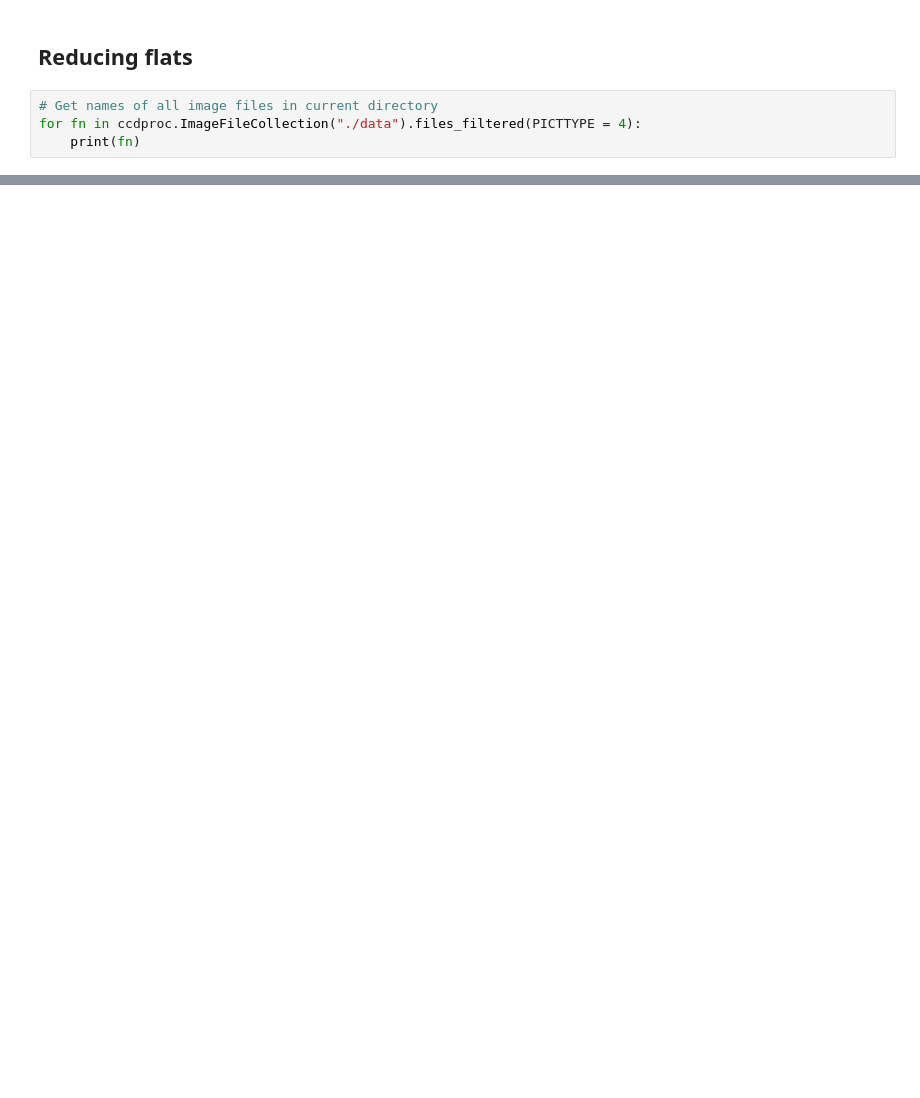
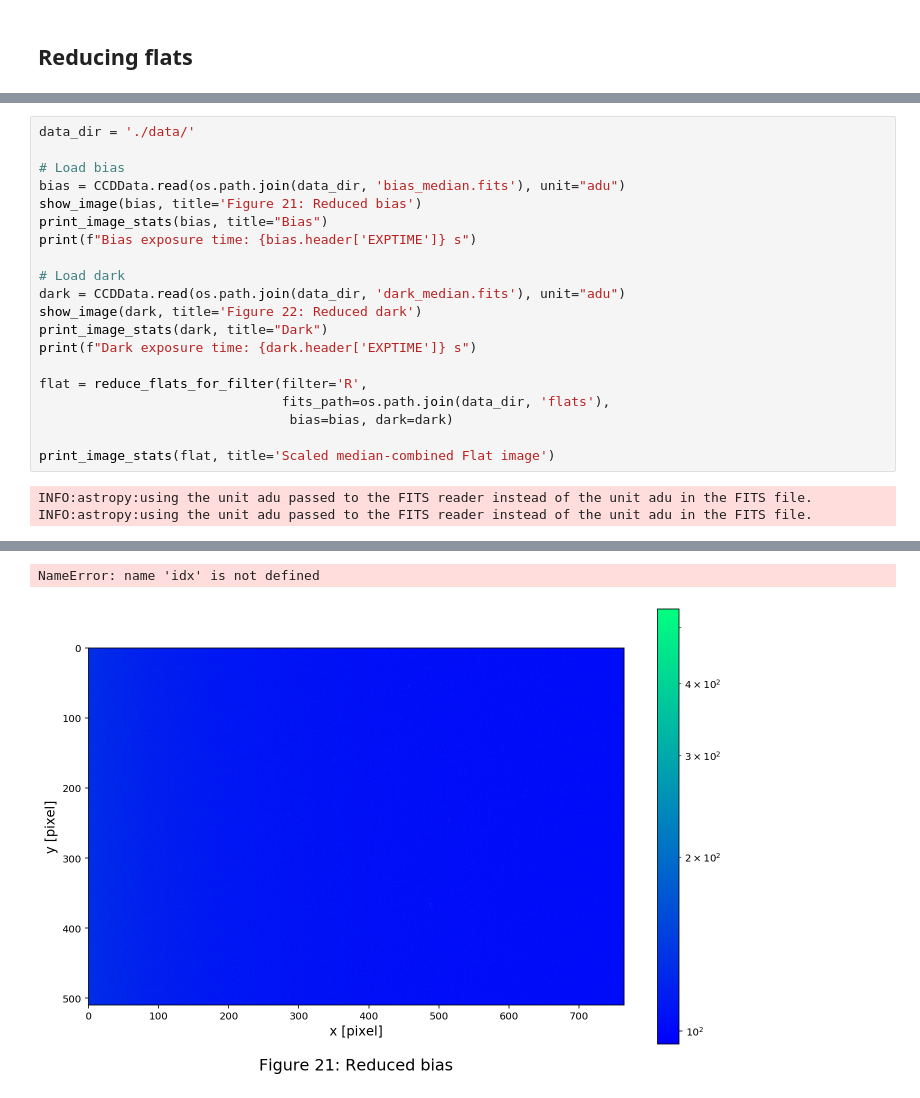
Before and after one commit to evgenyneu/asp3231_project, a Jupyter notebook: code/flat_and_science_reduction/flat_and_science.ipynb, the cells around one changed output, grey strips where cells are left out. Cells and saved outputs as stored; diff of their text form; blank space fills up the shorter version.

Commit message:
Reduce flats

```diff
--- a/code/flat_and_science_reduction/flat_and_science.ipynb
+++ b/code/flat_and_science_reduction/flat_and_science.ipynb
@@ -1,6 +79,2 @@
 # %% [markdown]
 ## Reducing flats
-# %%
-# Get names of all image files in current directory
-for fn in ccdproc.ImageFileCollection("./data").files_filtered(PICTTYPE = 4):
-    print(fn)
@@ -8,0 +168,23 @@ NameError: name 'ccdproc' is not defined
+# %%
+data_dir = './data/'
+
+# Load bias
+bias = CCDData.read(os.path.join(data_dir, 'bias_median.fits'), unit="adu")
+show_image(bias, title='Figure 21: Reduced bias')
+print_image_stats(bias, title="Bias")
+print(f"Bias exposure time: {bias.header['EXPTIME']} s")
+
+# Load dark
+dark = CCDData.read(os.path.join(data_dir, 'dark_median.fits'), unit="adu")
+show_image(dark, title='Figure 22: Reduced dark')
+print_image_stats(dark, title="Dark")
+print(f"Dark exposure time: {dark.header['EXPTIME']} s")
+
+flat = reduce_flats_for_filter(filter='R',
+                               fits_path=os.path.join(data_dir, 'flats'),
+                                bias=bias, dark=dark)
+
+print_image_stats(flat, title='Scaled median-combined Flat image')
+# %% [output]
+INFO:astropy:using the unit adu passed to the FITS reader instead of the unit adu in the FITS file.
+INFO:astropy:using the unit adu passed to the FITS reader instead of the unit adu in the FITS file.
@@ -8,0 +208,2 @@ NameError: name 'ccdproc' is not defined
+NameError: name 'idx' is not defined
+[figure, added]
```
Also changed, not shown: parts of 6 cells of this notebook, 20 other files.
